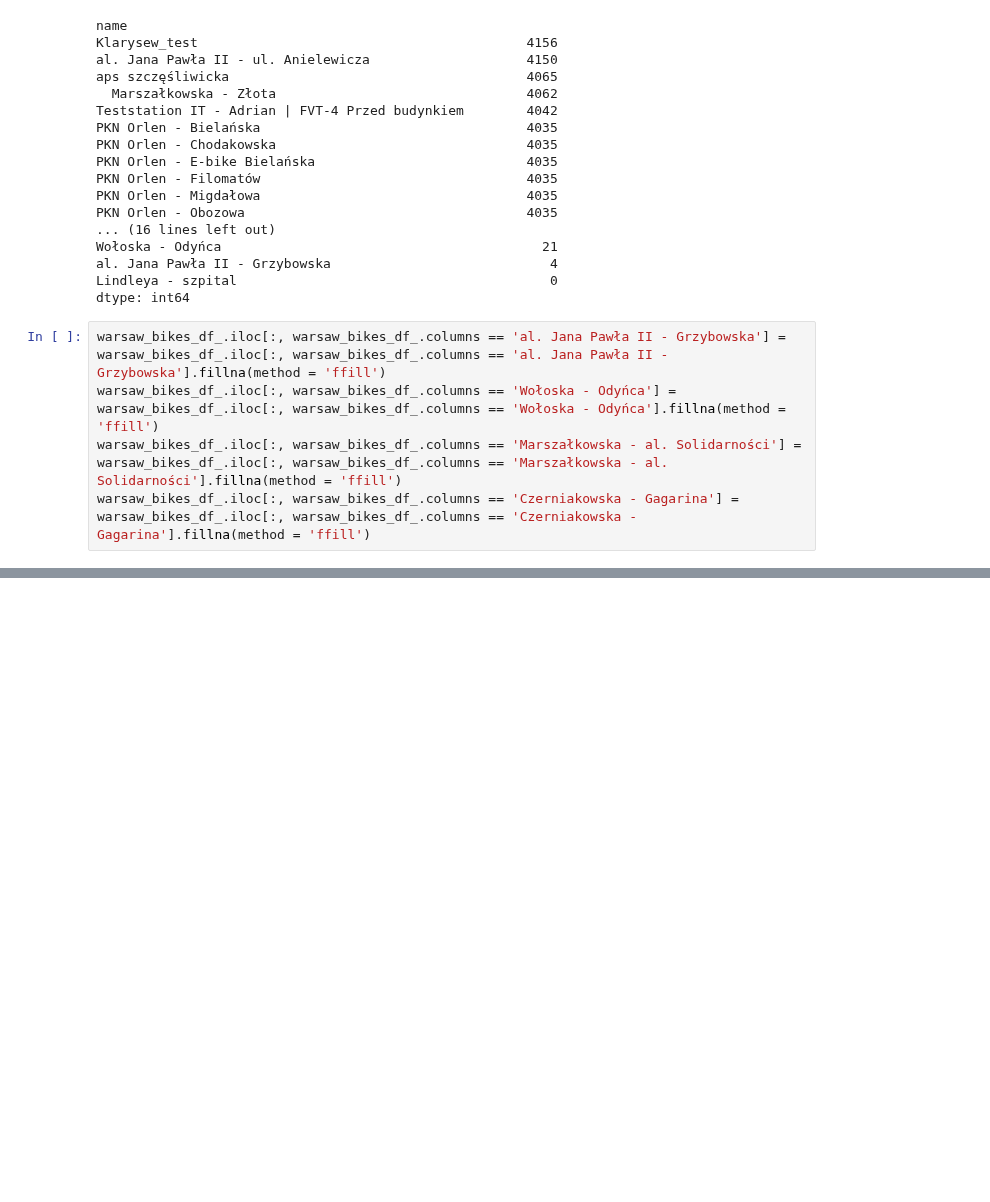
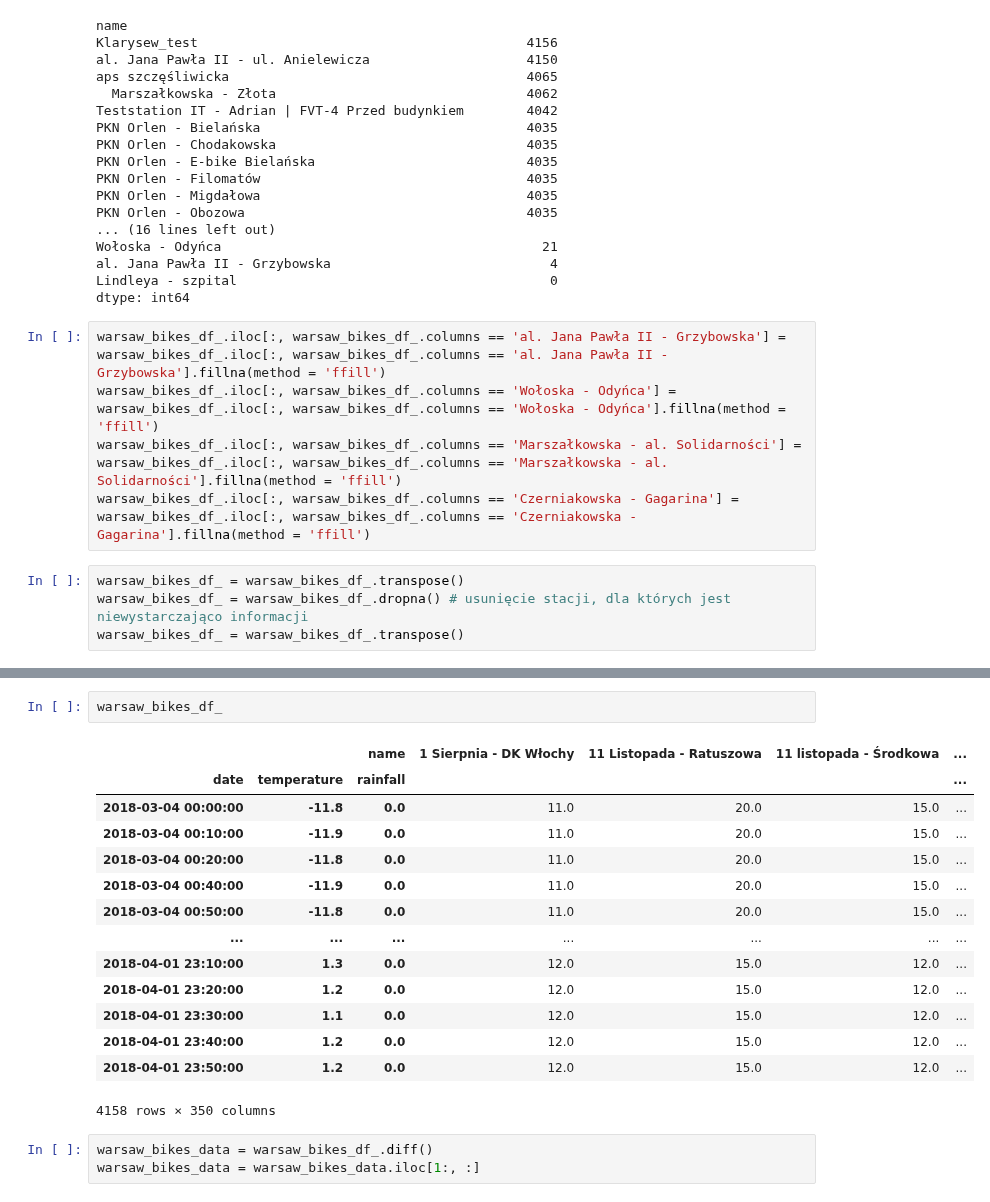
Before and after one commit to piekarsky/Exploratory-Data-Analysis-of-Bike-Sharing-Systems-in-Warsaw, a Jupyter notebook: analysis-and-visualization-for-bike-sharing.ipynb, the cells around one changed output, grey strips where cells are left out. Saved outputs shown, nothing was run; the diff lists cells and outputs as text; blank space fills up the shorter version.

Commit message:
Update preparing data for analysis

```diff
--- a/analysis-and-visualization-for-bike-sharing.ipynb
+++ b/analysis-and-visualization-for-bike-sharing.ipynb
@@ -195,3 +195,7 @@ warsaw_bikes_df_.iloc[:, warsaw_bikes_df_.columns == 'al. Jana Pawła II - Grzyb
 warsaw_bikes_df_.iloc[:, warsaw_bikes_df_.columns == 'Wołoska - Odyńca'] = warsaw_bikes_df_.iloc[:, warsaw_bikes_df_.columns == 'Wołoska - Odyńca'].fillna(method = 'ffill')
 warsaw_bikes_df_.iloc[:, warsaw_bikes_df_.columns == 'Marszałkowska - al. Solidarności'] = warsaw_bikes_df_.iloc[:, warsaw_bikes_df_.columns == 'Marszałkowska - al. Solidarności'].fillna(method = 'ffill')
 warsaw_bikes_df_.iloc[:, warsaw_bikes_df_.columns == 'Czerniakowska - Gagarina'] = warsaw_bikes_df_.iloc[:, warsaw_bikes_df_.columns == 'Czerniakowska - Gagarina'].fillna(method = 'ffill')
+# %%
+warsaw_bikes_df_ = warsaw_bikes_df_.transpose()
+warsaw_bikes_df_ = warsaw_bikes_df_.dropna() # usunięcie stacji, dla których jest niewystarczająco informacji
+warsaw_bikes_df_ = warsaw_bikes_df_.transpose()
@@ -197,0 +212,20 @@ warsaw_bikes_df_.iloc[:, warsaw_bikes_df_.columns == 'Czerniakowska - Gagarina']
+# %%
+warsaw_bikes_df_
+# %% [output]
+|  |  | name | 1 Sierpnia - DK Włochy | 11 Listopada - Ratuszowa | 11 listopada - Środkowa | ... |
+| date | temperature | rainfall |  |  |  | ... |
+| 2018-03-04 00:00:00 | -11.8 | 0.0 | 11.0 | 20.0 | 15.0 | ... |
+| 2018-03-04 00:10:00 | -11.9 | 0.0 | 11.0 | 20.0 | 15.0 | ... |
+| 2018-03-04 00:20:00 | -11.8 | 0.0 | 11.0 | 20.0 | 15.0 | ... |
+| 2018-03-04 00:40:00 | -11.9 | 0.0 | 11.0 | 20.0 | 15.0 | ... |
+| 2018-03-04 00:50:00 | -11.8 | 0.0 | 11.0 | 20.0 | 15.0 | ... |
+| ... | ... | ... | ... | ... | ... | ... |
+| 2018-04-01 23:10:00 | 1.3 | 0.0 | 12.0 | 15.0 | 12.0 | ... |
+| 2018-04-01 23:20:00 | 1.2 | 0.0 | 12.0 | 15.0 | 12.0 | ... |
+| 2018-04-01 23:30:00 | 1.1 | 0.0 | 12.0 | 15.0 | 12.0 | ... |
+| 2018-04-01 23:40:00 | 1.2 | 0.0 | 12.0 | 15.0 | 12.0 | ... |
+| 2018-04-01 23:50:00 | 1.2 | 0.0 | 12.0 | 15.0 | 12.0 | ... |
+4158 rows × 350 columns
+# %%
+warsaw_bikes_data = warsaw_bikes_df_.diff()
+warsaw_bikes_data = warsaw_bikes_data.iloc[1:, :]
```
Also changed, not shown: parts of 3 cells of this notebook.
